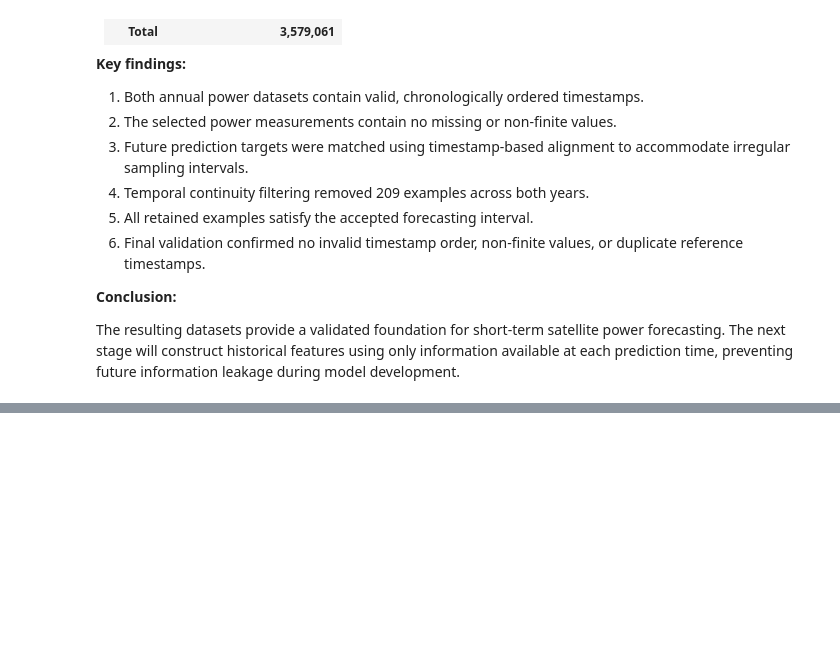
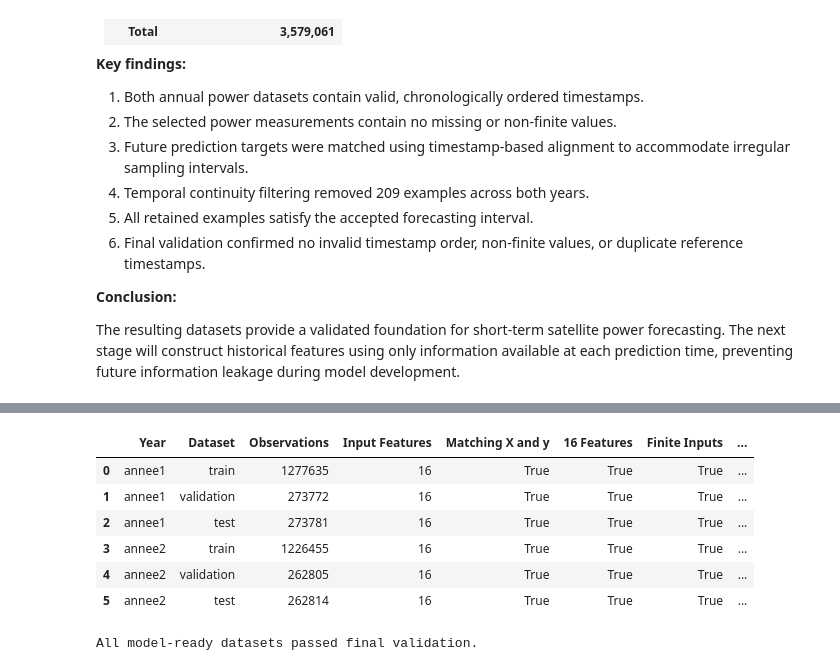
Before and after one commit to damisar/Dream-in-Orbit-an-AI-that-simulates-a-satellite, a Jupyter notebook: 02_Satellite_Data_Preprocessing.ipynb, the cells around one changed output, grey strips where cells are left out. Cells and saved outputs as stored; diff of their text form; code cells hidden in the pictures; blank space fills up the shorter version.

```diff
--- a/02_Satellite_Data_Preprocessing.ipynb
+++ b/02_Satellite_Data_Preprocessing.ipynb
@@ -1527,0 +2666,54 @@ The resulting datasets provide a validated foundation for short-term satellite p
+# %%
+
+# Section 2.8.2 — Final validation of model-ready arrays
+
+validation_results = []
+
+for year, splits in model_ready_data.items():
+
+    for split_name, arrays in splits.items():
+
+        X = arrays["X"]
+        y = arrays["y"]
+
+        checks = {
+            "Year": year,
+            "Dataset": split_name,
+            "Observations": len(X),
+            "Input Features": X.shape[1],
+            "Matching X and y": len(X) == len(y),
+            "16 Features": X.shape[1] == 16,
+            "Finite Inputs": bool(np.isfinite(X).all()),
+            "Finite Targets": bool(np.isfinite(y).all()),
+            "Float32": X.dtype == np.float32 and y.dtype == np.float32
+        }
+
+        validation_results.append(checks)
+
+model_ready_validation = pd.DataFrame(validation_results)
+
+display(model_ready_validation)
+
+# Confirm all required checks passed
+check_columns = [
+    "Matching X and y",
+    "16 Features",
+    "Finite Inputs",
+    "Finite Targets",
+    "Float32"
+]
+
+assert model_ready_validation[check_columns].to_numpy().all(), (
+    "Model-ready dataset validation failed."
+)
+
+print("All model-ready datasets passed final validation.")
+# %% [output]
+|  | Year | Dataset | Observations | Input Features | Matching X and y | 16 Features | Finite Inputs | ... |
+| 0 | annee1 | train | 1277635 | 16 | True | True | True | ... |
+| 1 | annee1 | validation | 273772 | 16 | True | True | True | ... |
+| 2 | annee1 | test | 273781 | 16 | True | True | True | ... |
+| 3 | annee2 | train | 1226455 | 16 | True | True | True | ... |
+| 4 | annee2 | validation | 262805 | 16 | True | True | True | ... |
+| 5 | annee2 | test | 262814 | 16 | True | True | True | ... |
+All model-ready datasets passed final validation.
```
Also changed, not shown: parts of 33 cells of this notebook, 1 other file.
